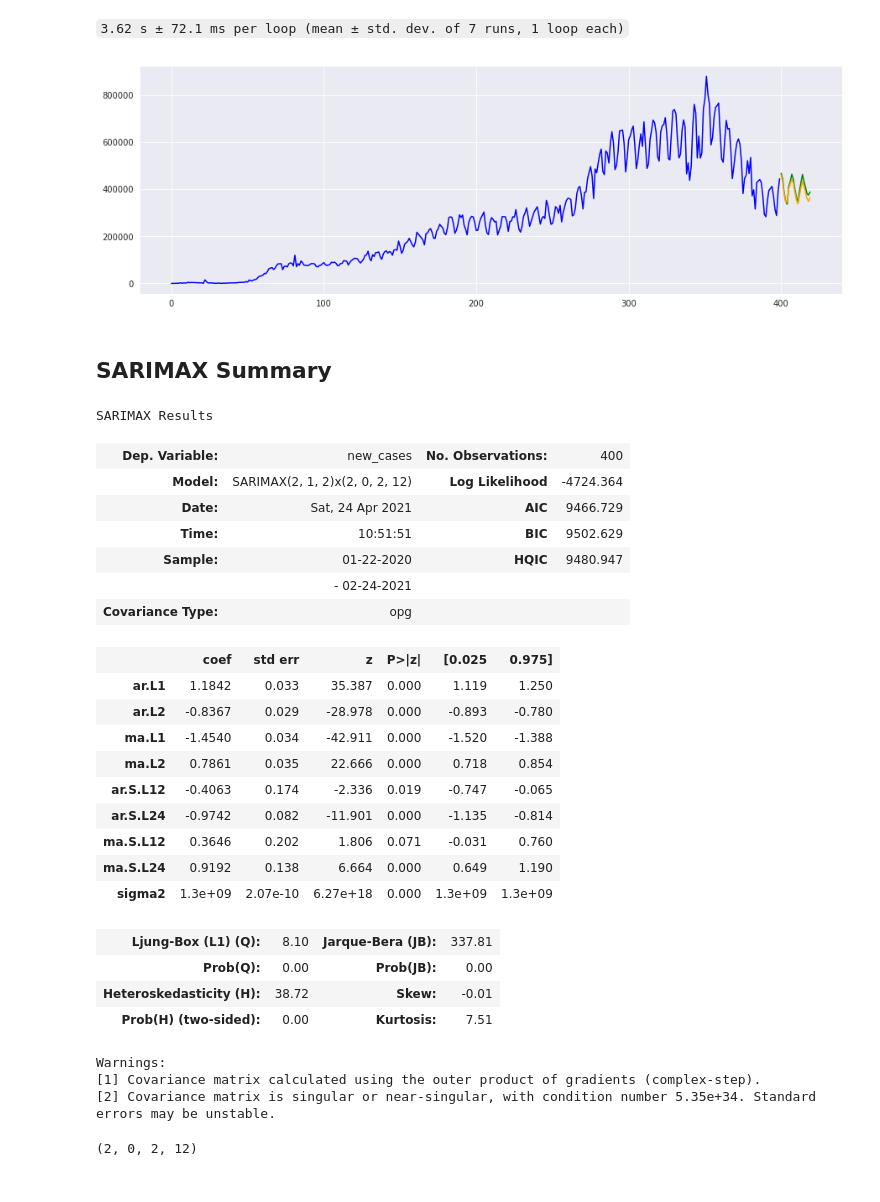
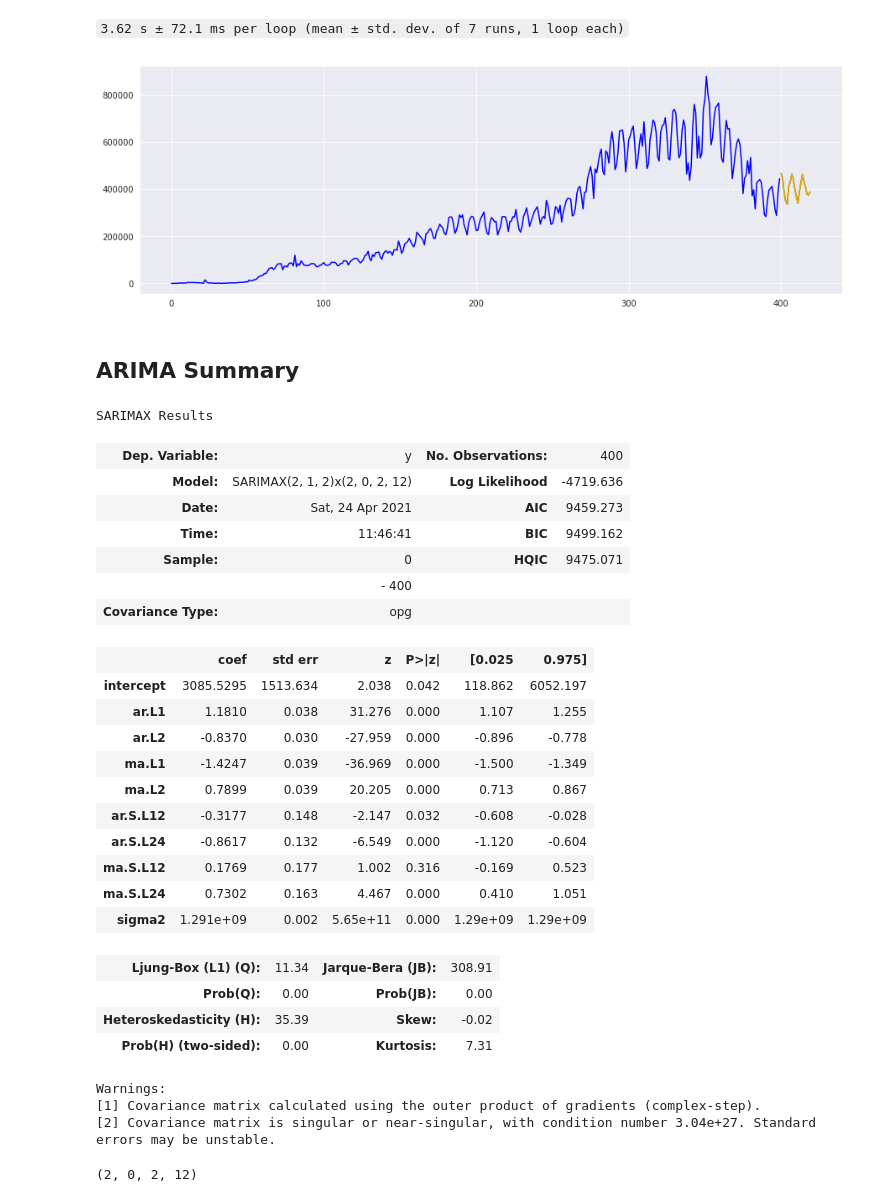
Before and after one commit to 98Glopes/forecast-covid, a Jupyter notebook: eda - covid19/Comparison SARIMA x auto_arima.ipynb, the cells around one changed output. Cells and saved outputs as stored; diff of their text form; code cells hidden in the pictures.

```diff
--- a/eda - covid19/Comparison SARIMA x auto_arima.ipynb
+++ b/eda - covid19/Comparison SARIMA x auto_arima.ipynb
@@ -41,11 +40,10 @@ Auto Arima Fit
 `42.8 s ± 791 ms per loop (mean ± std. dev. of 7 runs, 1 loop each)`
 # %%
 # %%timeit
-sarimax = sm.tsa.SARIMAX(
-    train,
+arima = pm.arima.ARIMA(
     order=auto_arima.order,
     seasonal_order=auto_arima.seasonal_order
-).fit()
+).fit(train)
 print("SARIMAX Fit")
 # %% [output]
 SARIMAX Fit
@@ -54,48 +52,49 @@ SARIMAX Fit
 # %%
 steps = 20
 am_forecast = auto_arima.predict(steps)
-sa_forecast = sarimax.forecast(steps=steps)
+ar_forecast = arima.predict(steps)
 # %%
 plt.figure(figsize=(15,5))
 x = np.arange(y.shape[0])
 f = np.arange(train_size + steps)
 plt.plot(x[:train_size], train, c='blue')
 plt.plot(f[train_size:], am_forecast, c='green')
-plt.plot(f[train_size:], sa_forecast, c='orange')
+plt.plot(f[train_size:], ar_forecast, c='orange')
 # plt.plot(x[train_size:], test, c='black')
 plt.show()
 # %% [output]
-[figure, old version]
+[figure, new version]
 # %% [markdown]
-## SARIMAX Summary
+## ARIMA Summary
 # %%
-sarimax.summary()
+arima.summary()
 # %% [output]
 SARIMAX Results
-| Dep. Variable: | new_cases | No. Observations: | 400 |
-| Model: | SARIMAX(2, 1, 2)x(2, 0, 2, 12) | Log Likelihood | -4724.364 |
-| Date: | Sat, 24 Apr 2021 | AIC | 9466.729 |
-| Time: | 10:51:51 | BIC | 9502.629 |
-| Sample: | 01-22-2020 | HQIC | 9480.947 |
-|  | - 02-24-2021 |  |  |
+| Dep. Variable: | y | No. Observations: | 400 |
+| Model: | SARIMAX(2, 1, 2)x(2, 0, 2, 12) | Log Likelihood | -4719.636 |
+| Date: | Sat, 24 Apr 2021 | AIC | 9459.273 |
+| Time: | 11:46:41 | BIC | 9499.162 |
+| Sample: | 0 | HQIC | 9475.071 |
+|  | - 400 |  |  |
 | Covariance Type: | opg |  |  |
 |  | coef | std err | z | P>|z| | [0.025 | 0.975] |
-| ar.L1 | 1.1842 | 0.033 | 35.387 | 0.000 | 1.119 | 1.250 |
-| ar.L2 | -0.8367 | 0.029 | -28.978 | 0.000 | -0.893 | -0.780 |
-| ma.L1 | -1.4540 | 0.034 | -42.911 | 0.000 | -1.520 | -1.388 |
-| ma.L2 | 0.7861 | 0.035 | 22.666 | 0.000 | 0.718 | 0.854 |
-| ar.S.L12 | -0.4063 | 0.174 | -2.336 | 0.019 | -0.747 | -0.065 |
-| ar.S.L24 | -0.9742 | 0.082 | -11.901 | 0.000 | -1.135 | -0.814 |
-| ma.S.L12 | 0.3646 | 0.202 | 1.806 | 0.071 | -0.031 | 0.760 |
-| ma.S.L24 | 0.9192 | 0.138 | 6.664 | 0.000 | 0.649 | 1.190 |
-| sigma2 | 1.3e+09 | 2.07e-10 | 6.27e+18 | 0.000 | 1.3e+09 | 1.3e+09 |
+| intercept | 3085.5295 | 1513.634 | 2.038 | 0.042 | 118.862 | 6052.197 |
+| ar.L1 | 1.1810 | 0.038 | 31.276 | 0.000 | 1.107 | 1.255 |
+| ar.L2 | -0.8370 | 0.030 | -27.959 | 0.000 | -0.896 | -0.778 |
+| ma.L1 | -1.4247 | 0.039 | -36.969 | 0.000 | -1.500 | -1.349 |
+| ma.L2 | 0.7899 | 0.039 | 20.205 | 0.000 | 0.713 | 0.867 |
+| ar.S.L12 | -0.3177 | 0.148 | -2.147 | 0.032 | -0.608 | -0.028 |
+| ar.S.L24 | -0.8617 | 0.132 | -6.549 | 0.000 | -1.120 | -0.604 |
+| ma.S.L12 | 0.1769 | 0.177 | 1.002 | 0.316 | -0.169 | 0.523 |
+| ma.S.L24 | 0.7302 | 0.163 | 4.467 | 0.000 | 0.410 | 1.051 |
+| sigma2 | 1.291e+09 | 0.002 | 5.65e+11 | 0.000 | 1.29e+09 | 1.29e+09 |
-| Ljung-Box (L1) (Q): | 8.10 | Jarque-Bera (JB): | 337.81 |
+| Ljung-Box (L1) (Q): | 11.34 | Jarque-Bera (JB): | 308.91 |
 | Prob(Q): | 0.00 | Prob(JB): | 0.00 |
-| Heteroskedasticity (H): | 38.72 | Skew: | -0.01 |
-| Prob(H) (two-sided): | 0.00 | Kurtosis: | 7.51 |
+| Heteroskedasticity (H): | 35.39 | Skew: | -0.02 |
+| Prob(H) (two-sided): | 0.00 | Kurtosis: | 7.31 |
 Warnings:
 [1] Covariance matrix calculated using the outer product of gradients (complex-step).
-[2] Covariance matrix is singular or near-singular, with condition number 5.35e+34. Standard errors may be unstable.
+[2] Covariance matrix is singular or near-singular, with condition number 3.04e+27. Standard errors may be unstable.
 # %%
 # %% [output]
 (2, 0, 2, 12)
```
Also changed, not shown: parts of 1 cell of this notebook, 1 other file.
